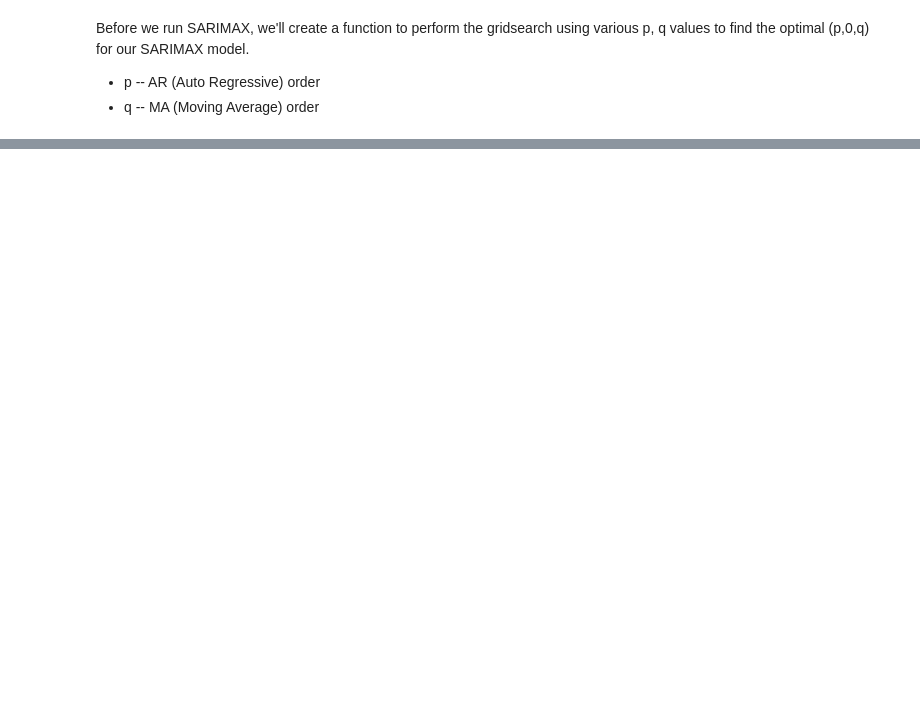
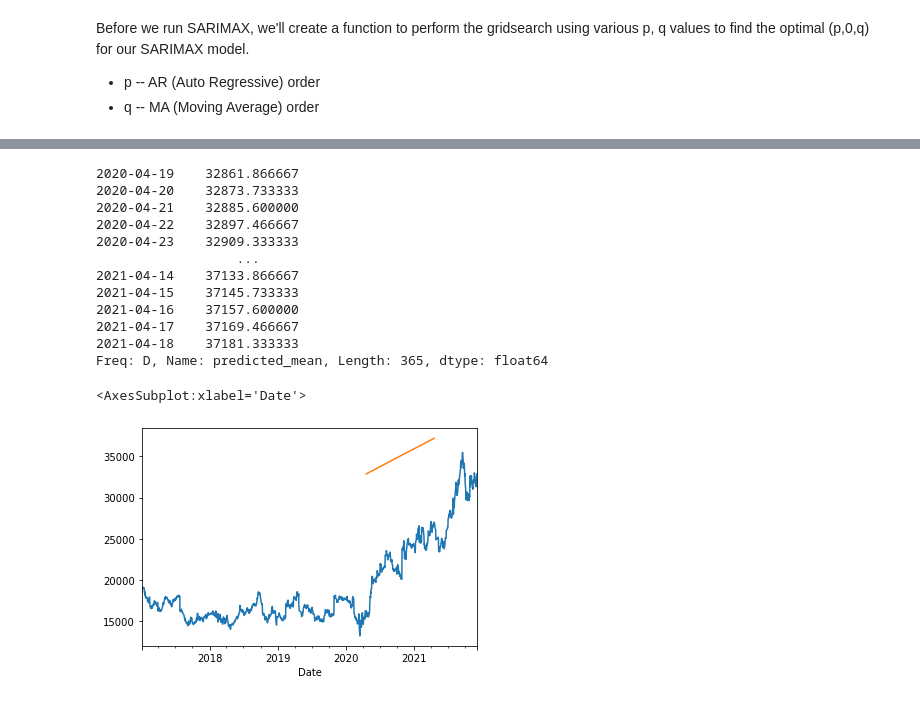
Before and after one commit to leeked/JPX-IntroDS, a Jupyter notebook: anime_country_stonks.ipynb, the cells around one changed output, grey strips where cells are left out. Saved outputs shown, nothing was run; the diff lists cells and outputs as text; code cells hidden in the pictures; blank space fills up the shorter version.

```diff
--- a/anime_country_stonks.ipynb
+++ b/anime_country_stonks.ipynb
@@ -536,0 +800,5 @@ best (p,q) for AIC: (0, 0), for BIC: (0, 0)
+# %%
+model = SARIMAX(df_7309, order = (0,1,0), trend='c')
+results = model.fit(method="powell")
+
+print(results.summary())
@@ -536,0 +823,20 @@ best (p,q) for AIC: (0, 0), for BIC: (0, 0)
+# %%
+forecast = results.get_forecast(steps=365).predicted_mean
+print(forecast)
+df_7309.plot()
+forecast.plot()
+# %% [output]
+2020-04-19    32861.866667
+2020-04-20    32873.733333
+2020-04-21    32885.600000
+2020-04-22    32897.466667
+2020-04-23    32909.333333
+                  ...
+2021-04-14    37133.866667
+2021-04-15    37145.733333
+2021-04-16    37157.600000
+2021-04-17    37169.466667
+2021-04-18    37181.333333
+Freq: D, Name: predicted_mean, Length: 365, dtype: float64
+<AxesSubplot:xlabel='Date'>
+[figure, added]
```
Also changed, not shown: parts of 18 cells of this notebook.
